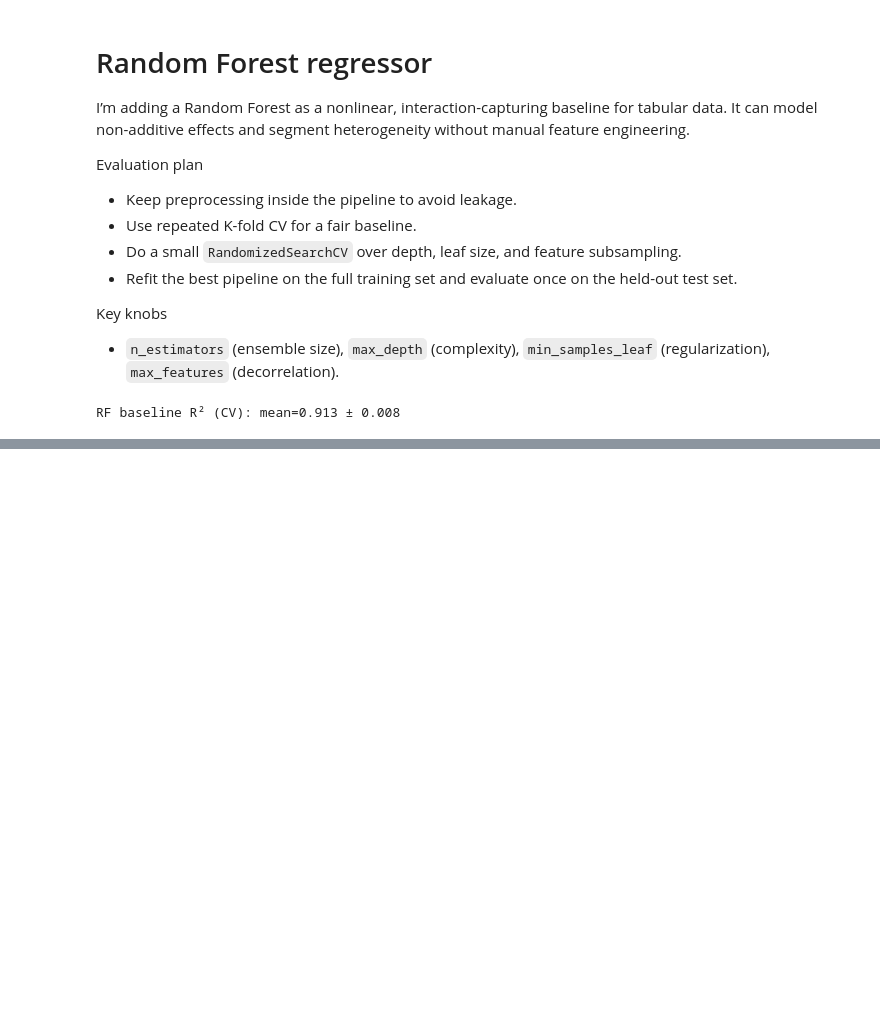
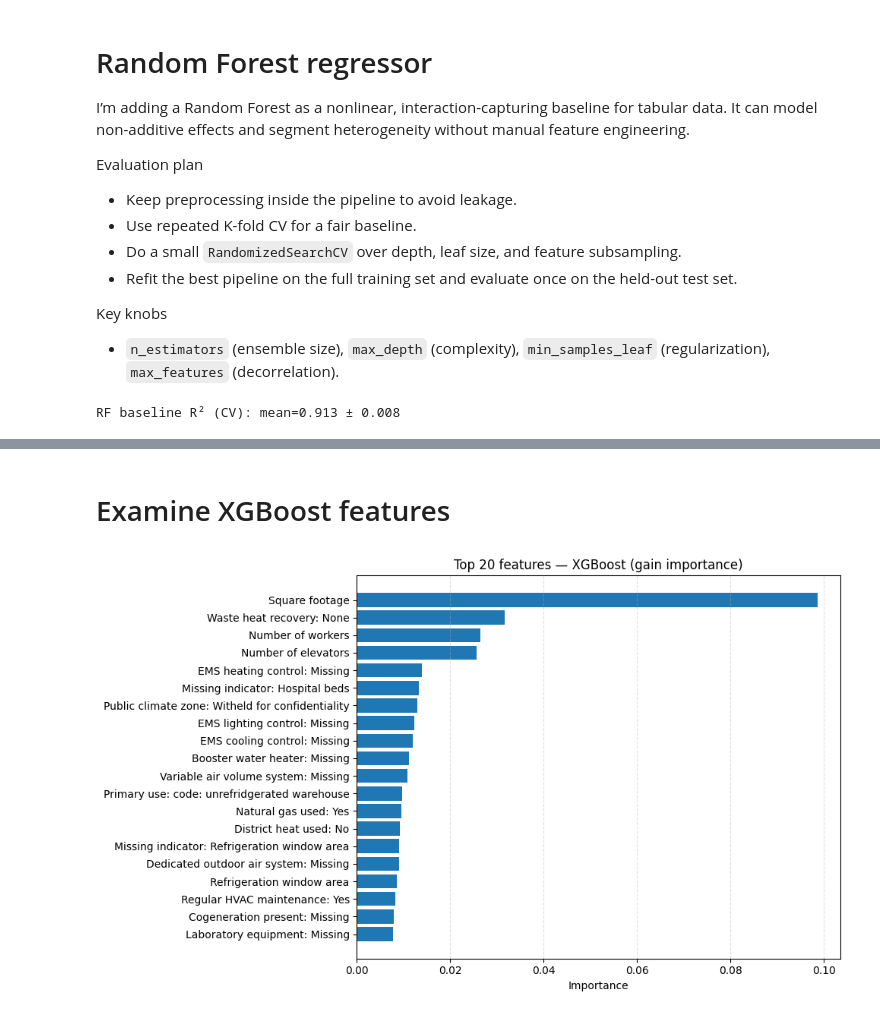
Before and after one commit to dgorin1/CBECS_portfolio, a Jupyter notebook: notebooks/02_build_train.ipynb, the cells around one changed output, grey strips where cells are left out. Drawn from its saved outputs; the diff is of its cells as text; code cells hidden in the pictures; blank space fills up the shorter version.

```diff
--- a/notebooks/02_build_train.ipynb
+++ b/notebooks/02_build_train.ipynb
@@ -1143,0 +1321,79 @@ RF (final pipeline)   : R2=0.9245  SSE=227.5029  MSE=0.3577  n=636
+# %% [markdown]
+# Examine XGBoost features
+# %%
+# --- Grab fitted XGBoost and preprocessor from the pipeline ---
+xgb_preproc = best_xgb_pipe.named_steps["preproc"]
+xgb_model   = best_xgb_pipe.named_steps["model"]
+
+# 1) Get feature names after preprocessing
+try:
+    xgb_features = xgb_preproc.get_feature_names_out()
+except AttributeError:
+    # Fallback for older sklearn / custom transformers
+    xgb_features = []
+    for name, trans, cols in xgb_preproc.transformers_:
+        if name == "remainder" and trans == "drop":
+            continue
+        if trans == "passthrough":
+            if isinstance(cols, slice):
+                raise ValueError("Slice columns not supported in this fallback.")
+            xgb_features.extend([str(c) for c in cols])
+        else:
+            if hasattr(trans, "get_feature_names_out"):
+                base = np.array(cols).astype(str)
+                xgb_features.extend(trans.get_feature_names_out(base))
+            else:
+                if isinstance(cols, (list, np.ndarray)):
+                    xgb_features.extend([f"{name}__{c}" for c in cols])
+                else:
+                    xgb_features.append(f"{name}")
+
+xgb_features = np.asarray(xgb_features)
+
+# 2) XGBoost importances
+xgb_importances = xgb_model.feature_importances_
+
+# --- Manual mapping from encoded feature name -> human-readable label ---
+name_map = {
+    "num__SQFT_log1p": "Square footage",
+    "cat__WHRECOV_2.0": "Waste heat recovery: None",
+    "num__NWKER_log1p": "Number of workers",
+    "num__NELVTR_log1p": "Number of elevators",
+    "cat__EMCSHT_nan": "EMS heating control: Missing",
+    "num__missingindicator_HCBED_sqrt": "Missing indicator: Hospital beds",
+    "cat__PUBCLIM_7": "Public climate zone: Witheld for confidentiality",
+    "cat__EMCSLT_nan": "EMS lighting control: Missing",
+    "cat__EMCSCL_nan": "EMS cooling control: Missing",
+    "cat__BOOSTWT_nan": "Booster water heater: Missing",
+    "cat__VAV_nan": "Variable air volume system: Missing",
+    "cat__PBA_5": "Primary use: code: unrefridgerated warehouse",
+    "cat__NGUSED_1": "Natural gas used: Yes",
+    "cat__DHUSED_2": "District heat used: No",
+    "num__missingindicator_RFGWIN_log1p": "Missing indicator: Refrigeration window area",
+    "cat__DOAS_nan": "Dedicated outdoor air system: Missing",
+    "num__RFGWIN_log1p": "Refrigeration window area",
+    "cat__MAINT_1.0": "Regular HVAC maintenance: Yes",
+    "cat__COGEN_nan": "Cogeneration present: Missing",
+    "cat__LABEQP_nan": "Laboratory equipment: Missing",
+}
+
+# 3) Build DataFrame, map names, and plot top 20
+xgb_df = (
+    pd.DataFrame({"feature": xgb_features, "importance": xgb_importances})
+      .sort_values("importance", ascending=False)
+      .head(20)
+      .sort_values("importance", ascending=True)
+)
+
+# Apply manual labels where available
+xgb_df["label"] = xgb_df["feature"].map(name_map).fillna(xgb_df["feature"])
+
+plt.figure(figsize=(10, 6))
+plt.barh(xgb_df["label"], xgb_df["importance"])
+plt.xlabel("Importance")
+plt.title("Top 20 features — XGBoost (gain importance)")
+plt.grid(axis="x", linestyle="--", alpha=0.4)
+plt.tight_layout()
+plt.show()
+# %% [output]
+[figure, added]
```
Also changed, not shown: parts of 38 cells of this notebook, 4 other files.
